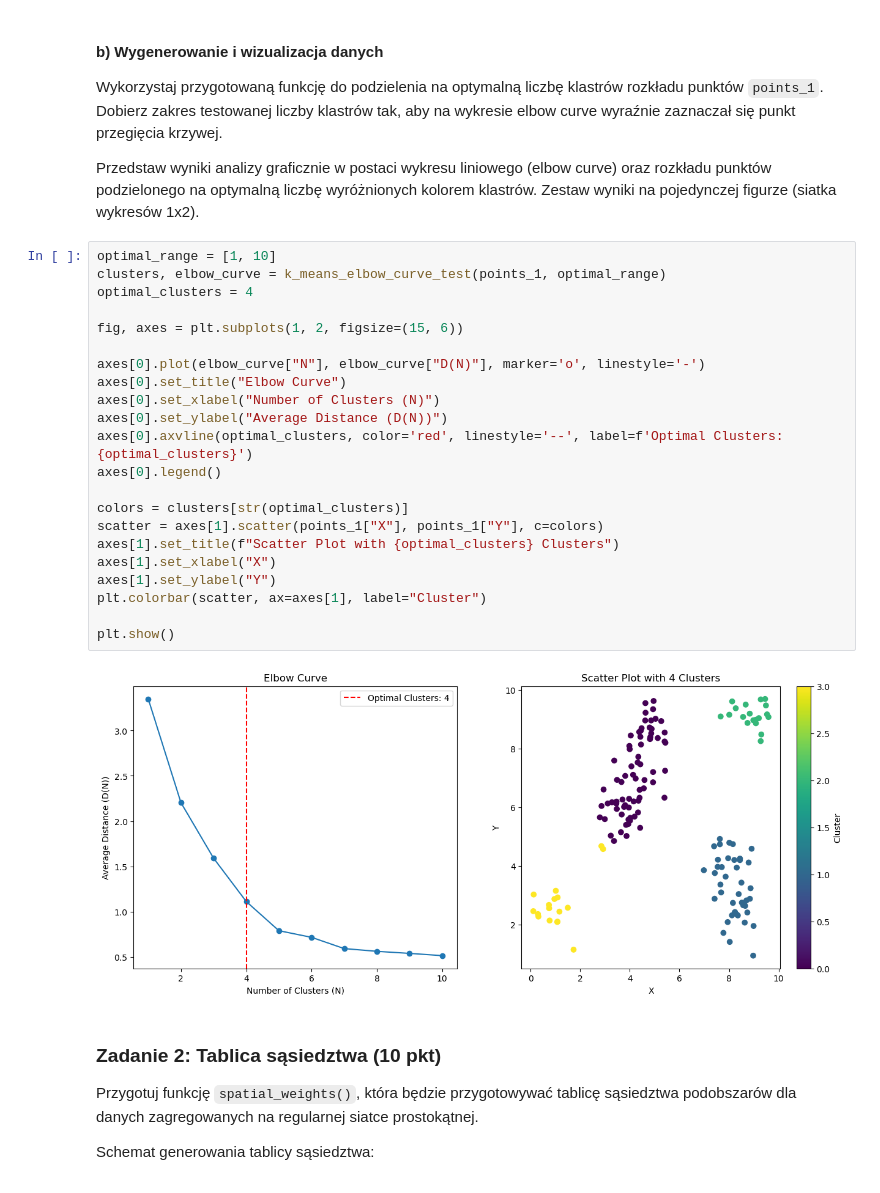
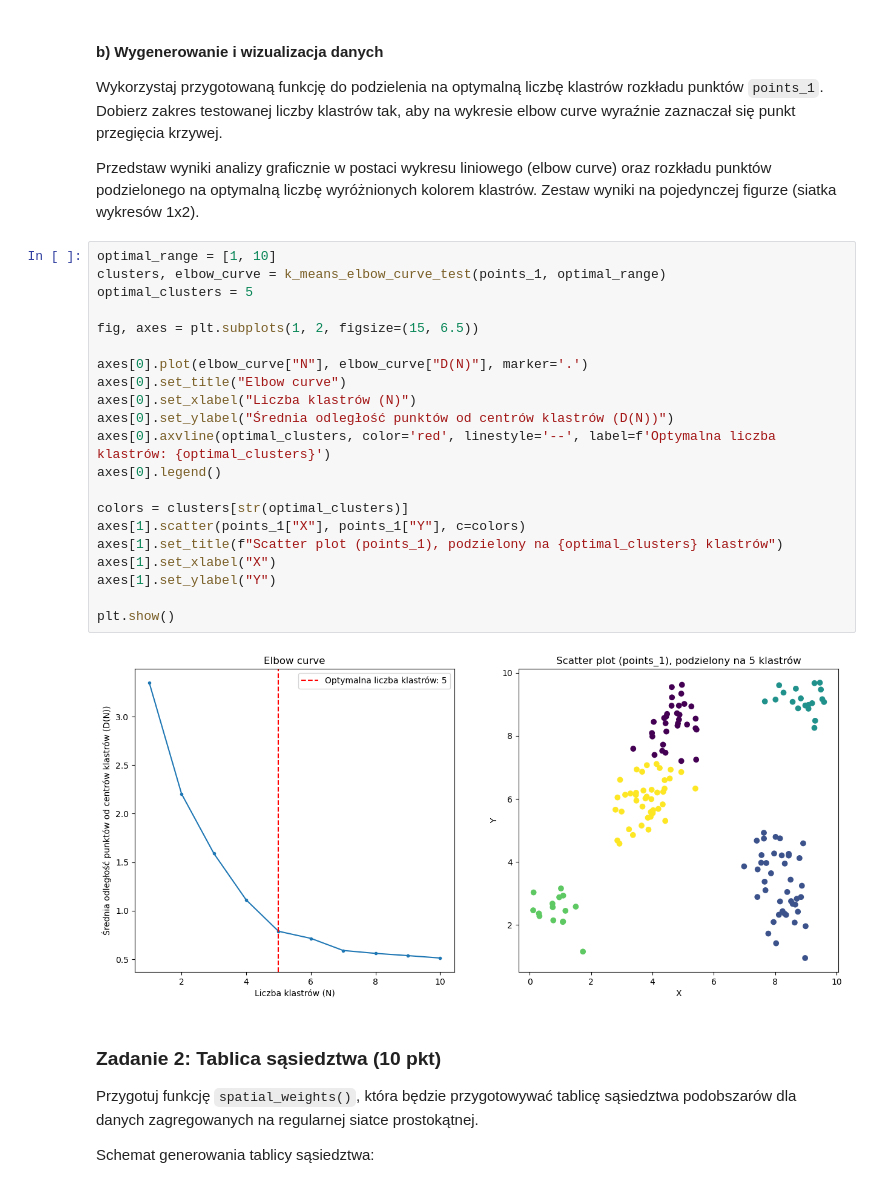
Before and after one commit to ArsBeneMoriendi/analiza_danych_przestrzennych, a Jupyter notebook: ZZ06/ZZ06.ipynb, the cells around one changed output. Drawn from its saved outputs; the diff is of its cells as text.

```diff
--- a/ZZ06/ZZ06.ipynb
+++ b/ZZ06/ZZ06.ipynb
@@ -149,27 +176,26 @@ Przedstaw wyniki analizy graficznie w postaci wykresu liniowego (elbow curve) or
 # %%
 optimal_range = [1, 10]
 clusters, elbow_curve = k_means_elbow_curve_test(points_1, optimal_range)
-optimal_clusters = 4
+optimal_clusters = 5
 
-fig, axes = plt.subplots(1, 2, figsize=(15, 6))
+fig, axes = plt.subplots(1, 2, figsize=(15, 6.5))
 
-axes[0].plot(elbow_curve["N"], elbow_curve["D(N)"], marker='o', linestyle='-')
-axes[0].set_title("Elbow Curve")
-axes[0].set_xlabel("Number of Clusters (N)")
-axes[0].set_ylabel("Average Distance (D(N))")
-axes[0].axvline(optimal_clusters, color='red', linestyle='--', label=f'Optimal Clusters: {optimal_clusters}')
+axes[0].plot(elbow_curve["N"], elbow_curve["D(N)"], marker='.')
+axes[0].set_title("Elbow curve")
+axes[0].set_xlabel("Liczba klastrów (N)")
+axes[0].set_ylabel("Średnia odległość punktów od centrów klastrów (D(N))")
+axes[0].axvline(optimal_clusters, color='red', linestyle='--', label=f'Optymalna liczba klastrów: {optimal_clusters}')
 axes[0].legend()
 
 colors = clusters[str(optimal_clusters)]
-scatter = axes[1].scatter(points_1["X"], points_1["Y"], c=colors)
-axes[1].set_title(f"Scatter Plot with {optimal_clusters} Clusters")
+axes[1].scatter(points_1["X"], points_1["Y"], c=colors)
+axes[1].set_title(f"Scatter plot (points_1), podzielony na {optimal_clusters} klastrów")
 axes[1].set_xlabel("X")
 axes[1].set_ylabel("Y")
-plt.colorbar(scatter, ax=axes[1], label="Cluster")
 
 plt.show()
 # %% [output]
-[figure, old version]
+[figure, new version]
 # %% [markdown]
 ### Zadanie 2: Tablica sąsiedztwa (10 pkt)
 
```
Also changed, not shown: parts of 6 cells of this notebook, 1 other file.
